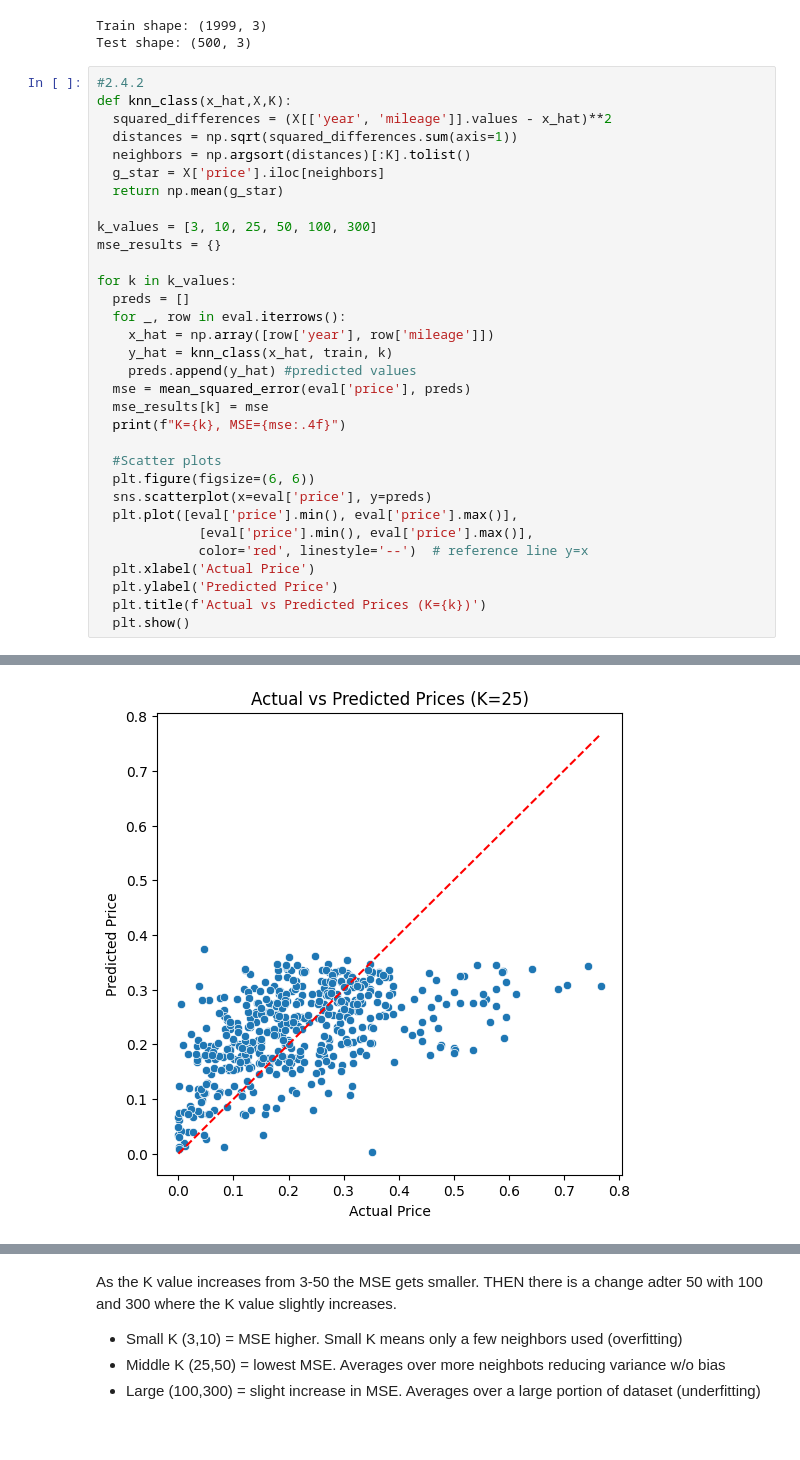
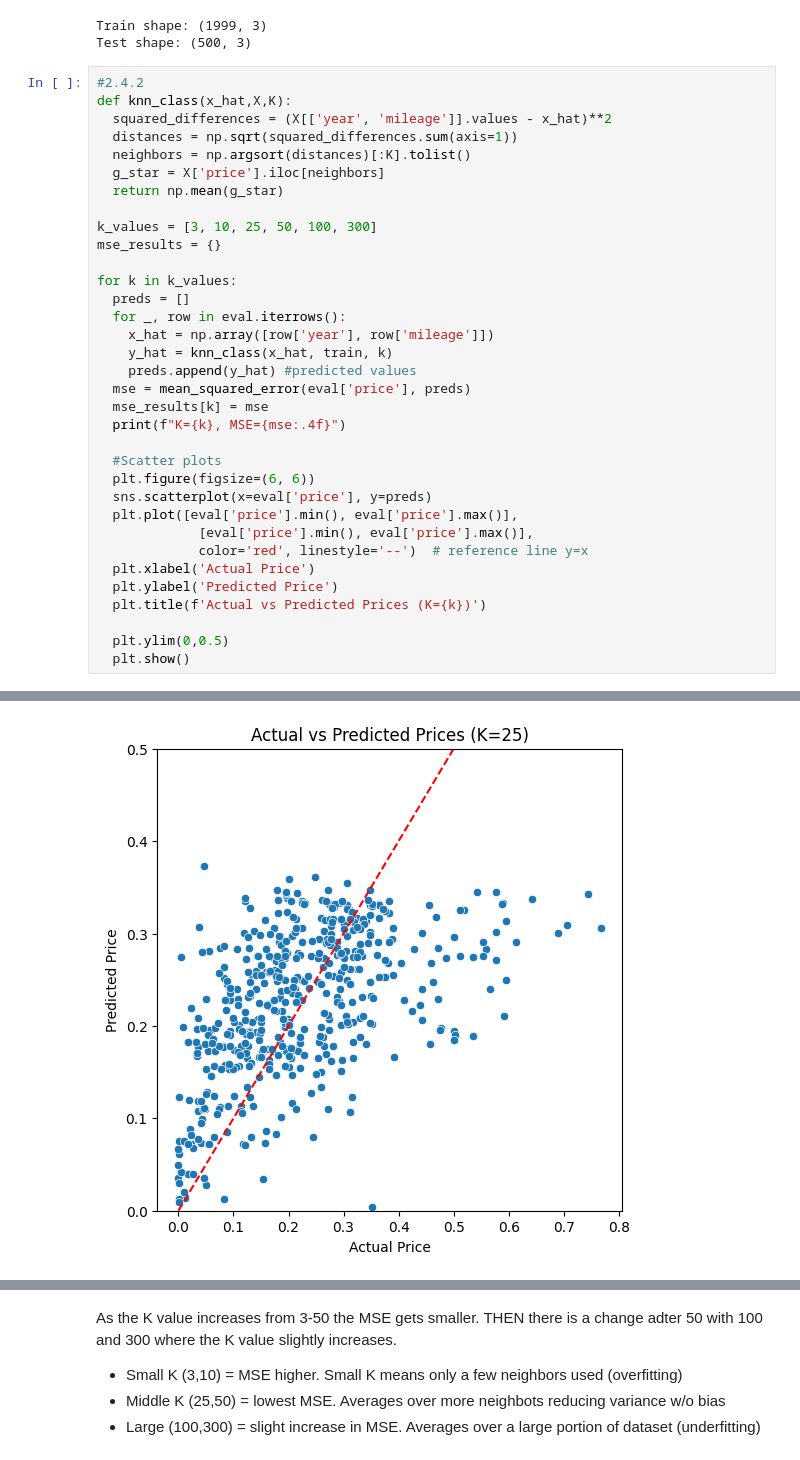
Before and after one commit to nladocsi/knn_assignment, a Jupyter notebook: assignment_knn.ipynb, the cells around one changed output, grey strips where cells are left out. Saved outputs shown, nothing was run; the diff lists cells and outputs as text.

```diff
--- a/assignment_knn.ipynb
+++ b/assignment_knn.ipynb
@@ -122,6 +122,8 @@ for k in k_values:
   plt.xlabel('Actual Price')
   plt.ylabel('Predicted Price')
   plt.title(f'Actual vs Predicted Prices (K={k})')
+
+  plt.ylim(0,0.5)
   plt.show()
 # %% [output]
 K=3, MSE=0.0185
@@ -131,3 +133,3 @@ K=10, MSE=0.0155
 K=25, MSE=0.0146
-[figure, old version]
+[figure, new version]
 K=50, MSE=0.0144
```
Also changed, not shown: parts of 4 cells of this notebook.
